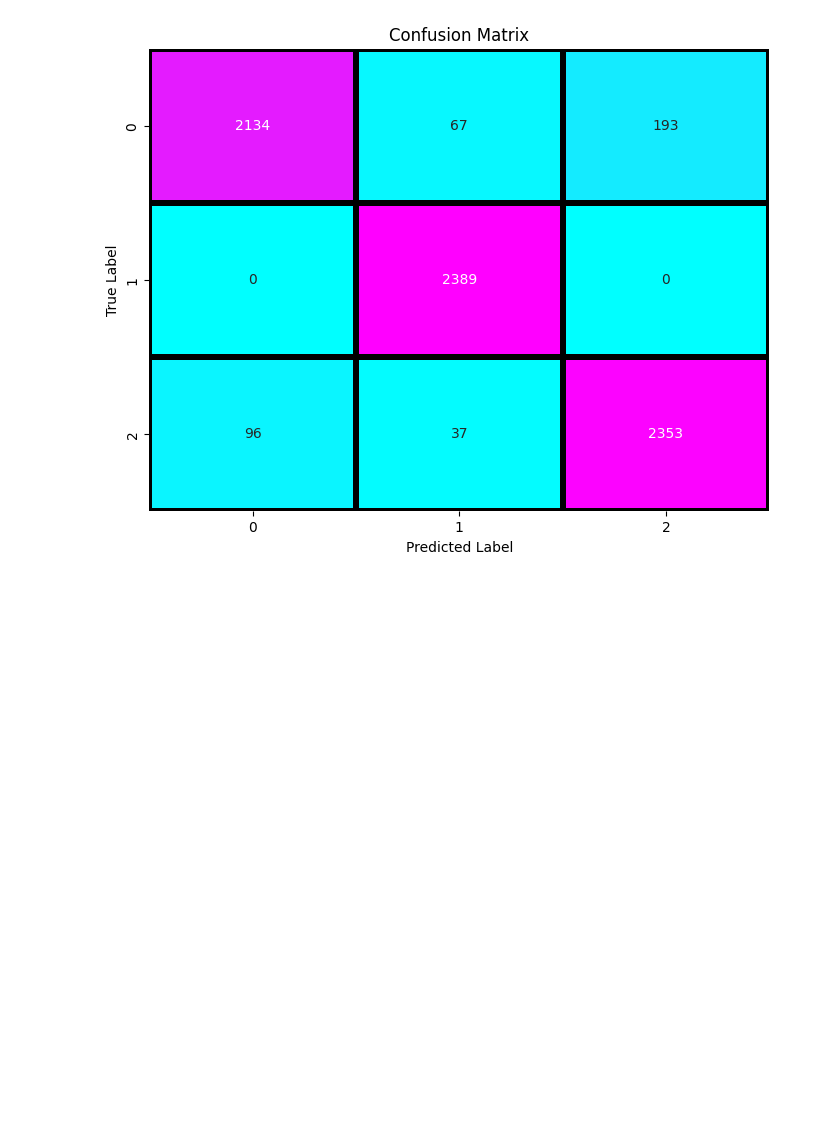
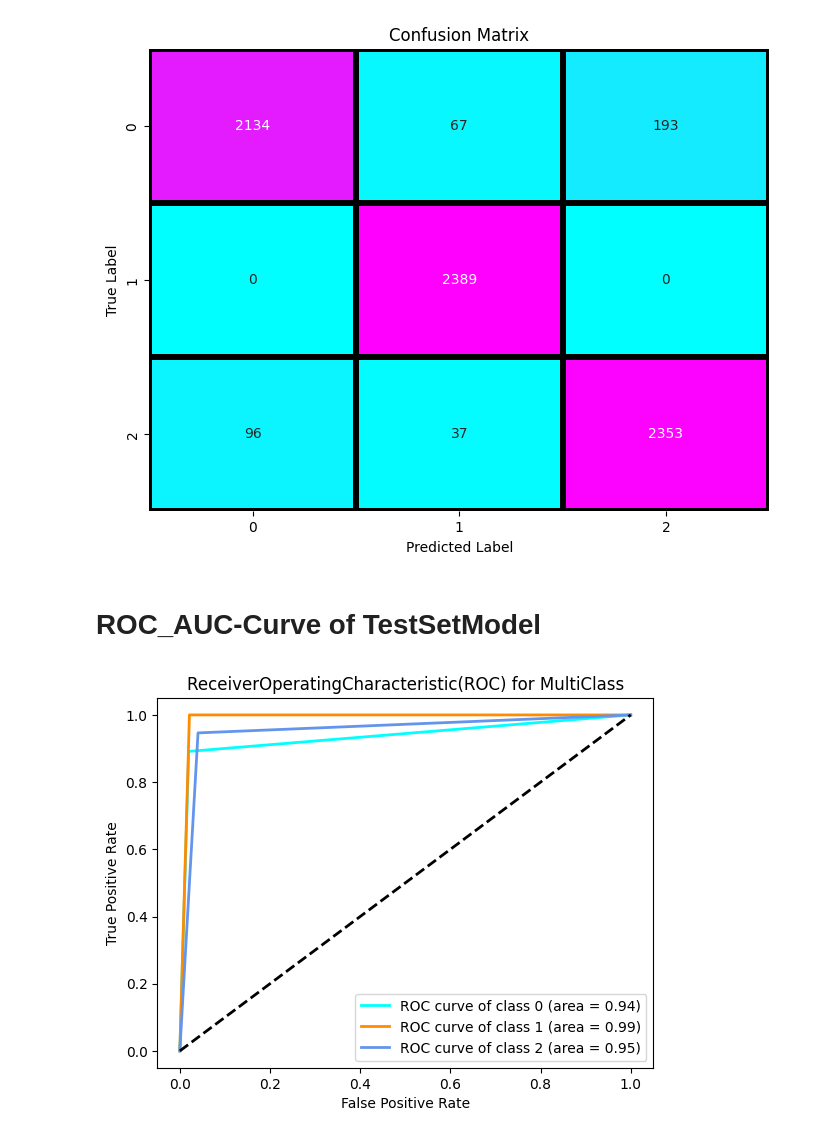
Before and after one commit to souravmanoj/MATCH-RESULT, a Jupyter notebook: Untitled37.ipynb, the cells around one changed output. Cells and saved outputs as stored; diff of their text form; code cells hidden in the pictures; blank space fills up the shorter version.

```diff
--- a/Untitled37.ipynb
+++ b/Untitled37.ipynb
@@ -811,3 +811,44 @@ MtPlot.ylabel('True Label')
 MtPlot.show()
 # %% [output]
 [figure]
+# %% [markdown]
+# ROC_AUC-Curve of TestSetModel
+# %%
+# Binarizing the test data and predictions for multi-class ROC analysis
+yTestData_bin = label_binarize(yTestData, classes=[0, 1, 2])
+y_Stack_TestSetPred_bin = label_binarize(y_Stack_TestSetPred, classes=[0, 1, 2])
+
+# Initializing dictionaries to store false positive rates, true positive rates, and AUC values
+fpr = dict()
+tpr = dict()
+roc_auc = dict()
+n_classes = yTestData_bin.shape[1]  # Number of classes
+
+# Calculating the ROC curve and AUC for each class
+for i in range(n_classes):
+    fpr[i], tpr[i], _ = roc_curve(yTestData_bin[:, i], y_Stack_TestSetPred_bin[:, i])
+    roc_auc[i] = auc(fpr[i], tpr[i])
+
+# Creating a new figure for the ROC plot
+MtPlot.figure()
+lw = 2  # Line width for the plot
+# Defining colors for the different classes
+colors = cycle(['aqua', 'darkorange', 'cornflowerblue'])
+
+# Plotting the ROC curve for each class
+for i, color in zip(range(n_classes), colors):
+    MtPlot.plot(fpr[i], tpr[i], color=color, lw=lw,
+             label='ROC curve of class {0} (area = {1:0.2f})'
+             ''.format(i, roc_auc[i]))
+
+# Adding the diagonal line (no discrimination line)
+MtPlot.plot([0, 1], [0, 1], 'k--', lw=lw)
+
+# Adding labels and title to the plot
+MtPlot.xlabel('False Positive Rate')
+MtPlot.ylabel('True Positive Rate')
+MtPlot.title('ReceiverOperatingCharacteristic(ROC) for MultiClass')
+MtPlot.legend(loc="lower right")
+MtPlot.show()
+# %% [output]
+[figure, added]
```
